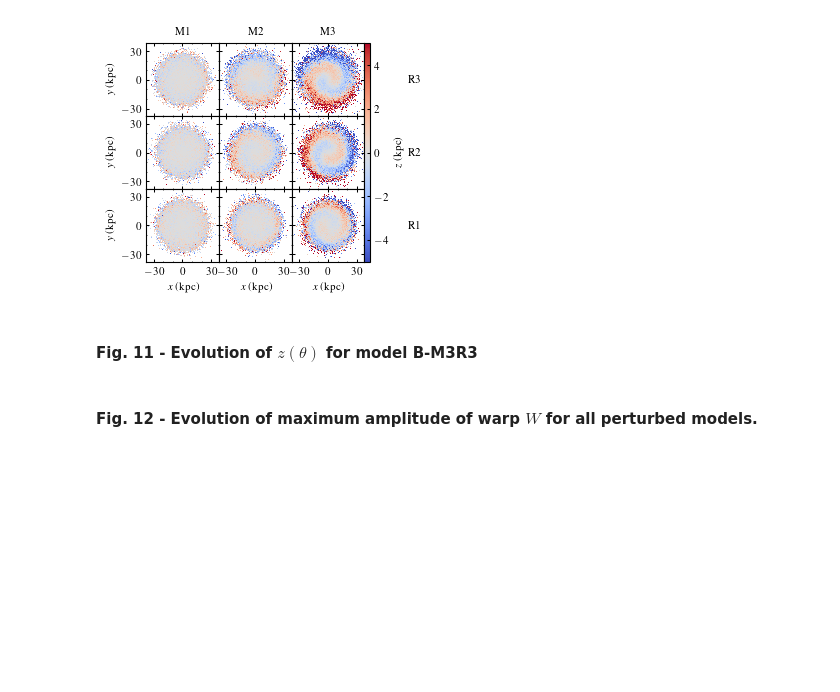
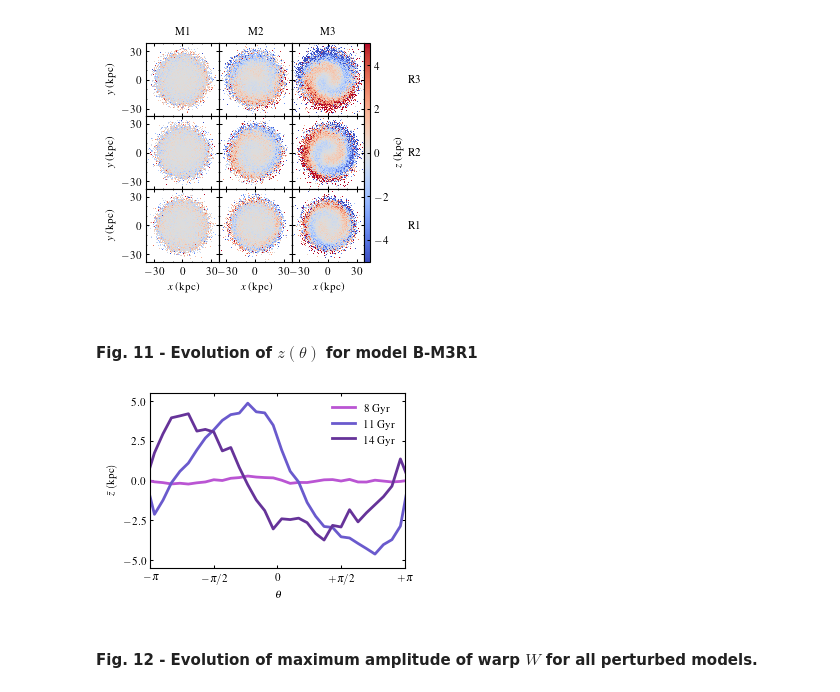
Before and after one commit to AndressaWille/astronomia, a Jupyter notebook: simulacoes mestrado/artigo.ipynb, the cells around one changed output. Drawn from its saved outputs; the diff is of its cells as text; code cells hidden in the pictures; blank space fills up the shorter version.

```diff
--- a/simulacoes mestrado/artigo.ipynb
+++ b/simulacoes mestrado/artigo.ipynb
@@ -1365,4 +1365,4 @@ fig.subplots_adjust(left=0.06, bottom=0.15, top=0.99, right=0.9, hspace=0.00, ws
 # %% [output]
 [figure]
 # %% [markdown]
-#### Fig. 11 - Evolution of $z(\theta)$ for model B-M3R3
+#### Fig. 11 - Evolution of $z(\theta)$ for model B-M3R1
@@ -1433,2 +1459,29 @@ for j in range (0, n_snapshots_, 2):
+# %%
+plt.rcParams['figure.figsize'  ] = (3.3,2.3)
+
+# plt.plot(Theta1, Z1, color='pink', lw=1.2, label="8 Gyr")
+# plt.plot(Theta2, Z2, color='hotpink', lw=1.2, label="9 Gyr")
+# plt.plot(Theta3, Z3, color='orchid', lw=1.2, label="10 Gyr")
+# plt.plot(Theta4, Z4, color='darkorchid', lw=1.2, label="11 Gyr")
+# plt.plot(Theta5, Z5, color='slateblue', lw=1.2, label="12 Gyr")
+# plt.plot(Theta6, Z6, color='royalblue', lw=1.2, label="13 Gyr")
+# plt.plot(Theta7, Z7, color='navy', lw=1.2, label="14 Gyr")
+plt.plot(Theta1, Z1, color='mediumorchid', lw=2, ls='-', label="8 Gyr")
+plt.plot(Theta2, Z2, color='slateblue', lw=2, ls='-', label="11 Gyr")
+plt.plot(Theta3, Z3, color='rebeccapurple', lw=2, ls='-', label="14 Gyr")
+
+xlims=[(-1) * np.pi, np.pi]
+plt.xticks([-np.pi, -np.pi/2, 0, np.pi/2, np.pi], [r'$-\pi$', r'$-\pi/2$', r'$0$', r'$+\pi/2$', r'$+\pi$'])
+plt.xlim(xlims)
+ylims=[-5.5, 5.5]
+plt.ylim(ylims)
+plt.yticks([-5, -2.5, 0, 2.5, 5])
+plt.xlabel(r'$\theta~$')
+plt.ylabel(r'$\bar{z}~({\rm kpc})$')
+plt.legend()
+plt.tight_layout()
+plt.savefig('fig11-z_theta-3.pdf')
+# %% [output]
+[figure, added]
 # %% [markdown]
 #### Fig. 12 - Evolution of maximum amplitude of warp $W$ for all perturbed models.
```
Also changed, not shown: parts of 21 cells of this notebook.
